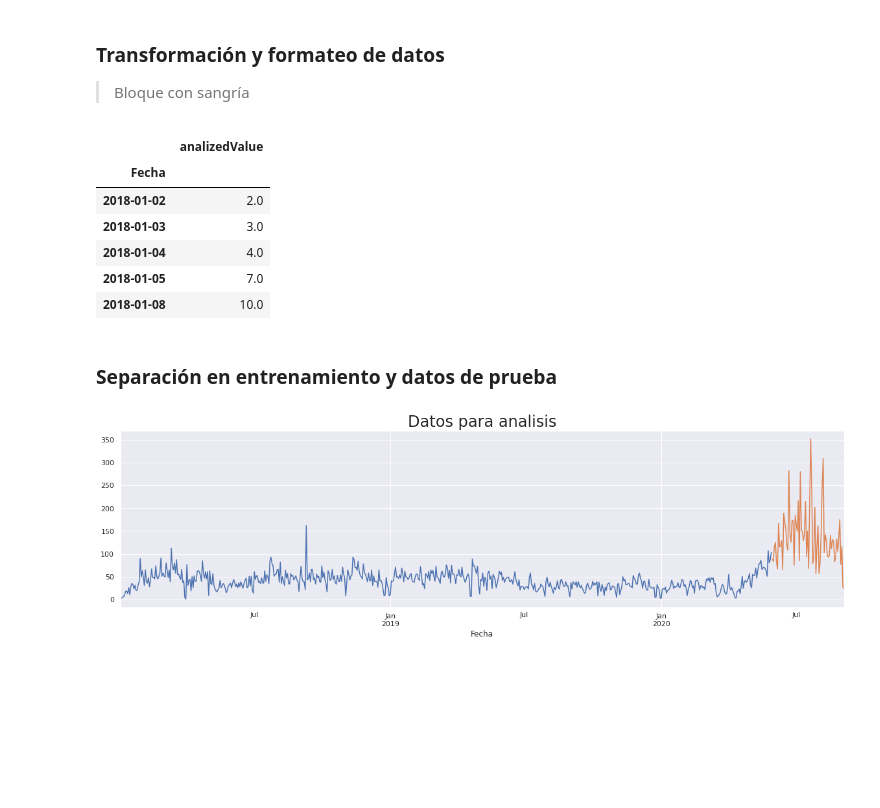
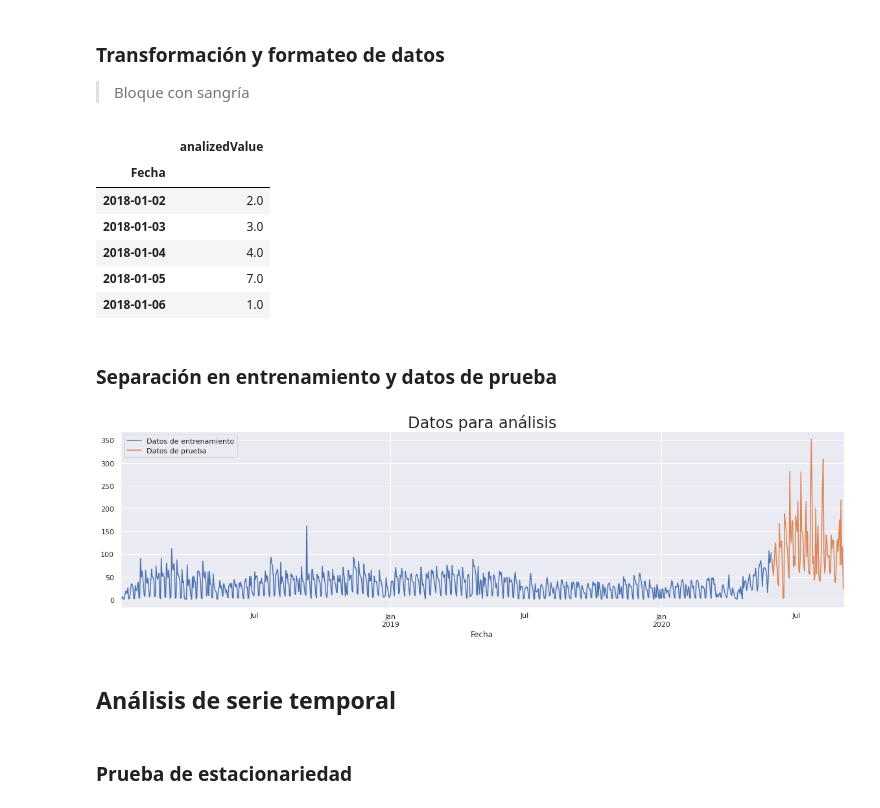
Before and after one commit to cccg8105/notebook_AD, a Jupyter notebook: template Series temporales/Suavizado.ipynb, the cells around one changed output. Cells and saved outputs as stored; diff of their text form; code cells hidden in the pictures; blank space fills up the shorter version.

```diff
--- a/template Series temporales/Suavizado.ipynb
+++ b/template Series temporales/Suavizado.ipynb
@@ -48,7 +48,7 @@ unused_columns = ['cantidad']
 
 #creacion de indice fecha
 df_comp.set_index(dateColumnName, inplace=True, verify_integrity=True)
-df_comp=df_comp.asfreq('b')
+df_comp=df_comp.asfreq('d')
 df_comp=df_comp.fillna(method='ffill')
 
 df_comp['analizedValue']=df_comp[analizedValue]
@@ -62,17 +62,22 @@ df_comp.head(5)
 | 2018-01-03 | 3.0 |
 | 2018-01-04 | 4.0 |
 | 2018-01-05 | 7.0 |
-| 2018-01-08 | 10.0 |
+| 2018-01-06 | 1.0 |
 # %% [markdown]
 ### Separación en entrenamiento y datos de prueba
 # %%
 porcentajeEntrenamiento = 0.9
 size = int(len(df_comp)*porcentajeEntrenamiento)
 df, df_test = df_comp.iloc[:size], df_comp.iloc[size:]
 
-df.analizedValue.plot(figsize = (20,5))
-df_test.analizedValue.plot(figsize = (20,5))
-plt.title("Datos para analisis", size= 24)
+df.analizedValue.plot(figsize = (20,5), label='Datos de entrenamiento')
+df_test.analizedValue.plot(figsize = (20,5), label='Datos de prueba')
+plt.title("Datos para análisis", size= 24)
+plt.legend(loc='upper left')
 plt.show()
 # %% [output]
-[figure, old version]
+[figure, new version]
+# %% [markdown]
+## Análisis de serie temporal
+# %% [markdown]
+### Prueba de estacionariedad
```
Also changed, not shown: parts of 27 cells of this notebook.
